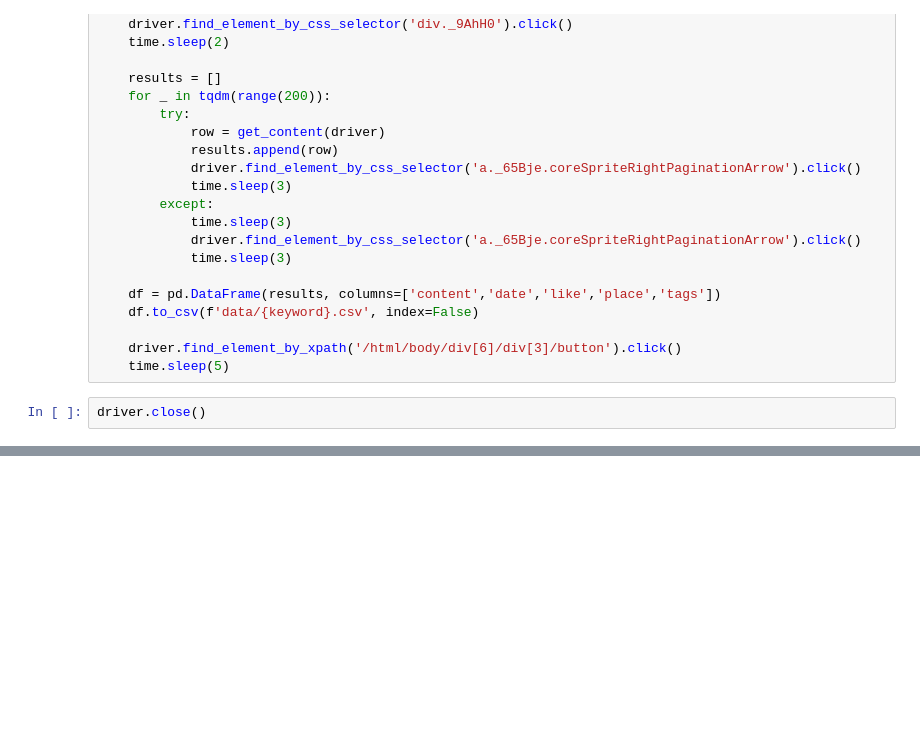
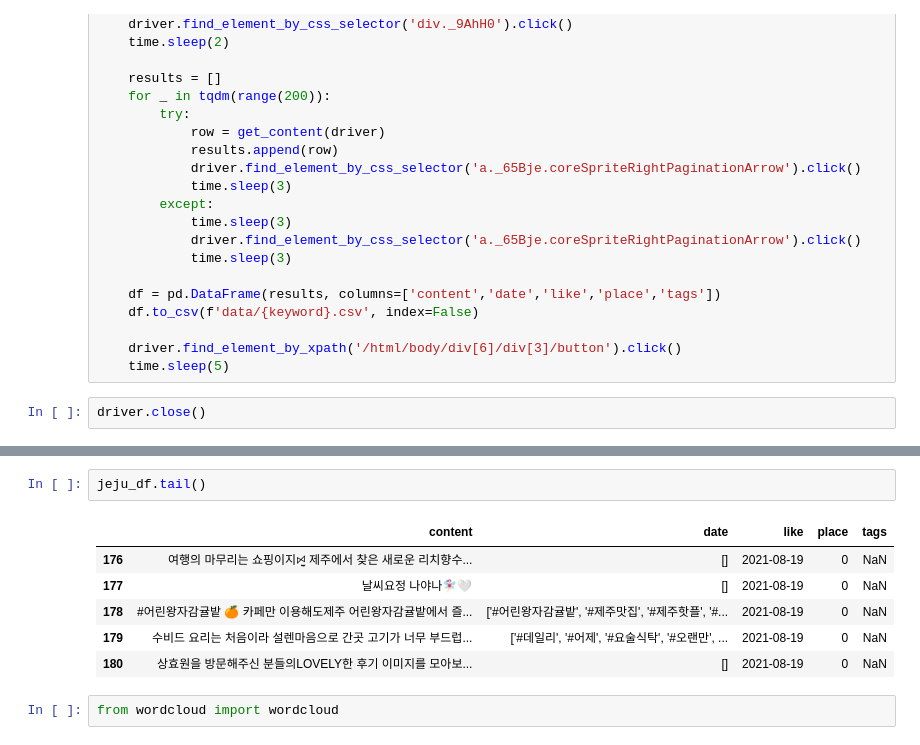
Before and after one commit to Jiiiiiiiiiiin/DataAnalysis_Training, a Jupyter notebook: 05.Crawling/10_제주명소_인스타그램.ipynb, the cells around one changed output, grey strips where cells are left out. Cells and saved outputs as stored; diff of their text form; blank space fills up the shorter version.

```diff
--- a/05.Crawling/10_제주명소_인스타그램.ipynb
+++ b/05.Crawling/10_제주명소_인스타그램.ipynb
@@ -284,0 +301,11 @@ driver.close()
+# %%
+jeju_df.tail()
+# %% [output]
+|  | content | date | like | place | tags |
+| 176 | 여행의 마무리는 쇼핑이지ꗯ̤̮ 제주에서 찾은 새로운 리치향수... | [] | 2021-08-19 | 0 | NaN |
+| 177 | 날씨요정 나야나🧚🏻‍♀️🤍 | [] | 2021-08-19 | 0 | NaN |
+| 178 | #어린왕자감귤밭 🍊 카페만 이용해도제주 어린왕자감귤밭에서 즐... | ['#어린왕자감귤밭', '#제주맛집', '#제주핫플', '#... | 2021-08-19 | 0 | NaN |
+| 179 | 수비드 요리는 처음이라 설렌마음으로 간곳 고기가 너무 부드럽... | ['#데일리', '#어제', '#요술식탁', '#오랜만', ... | 2021-08-19 | 0 | NaN |
+| 180 | 상효원을 방문해주신 분들의LOVELY한 후기 이미지를 모아보... | [] | 2021-08-19 | 0 | NaN |
+# %%
+from wordcloud import wordcloud
```
Also changed, not shown: parts of 2 cells of this notebook, 14 other files.
